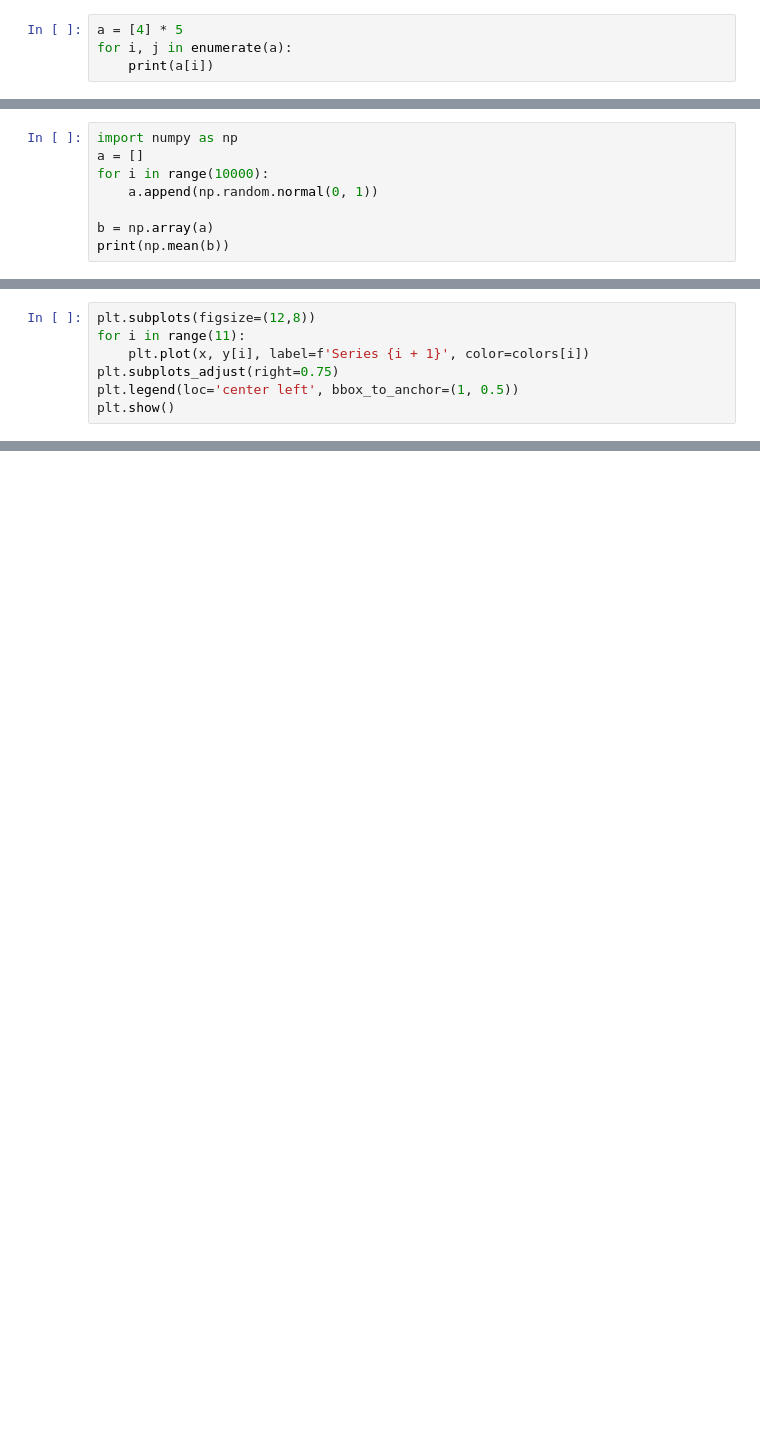
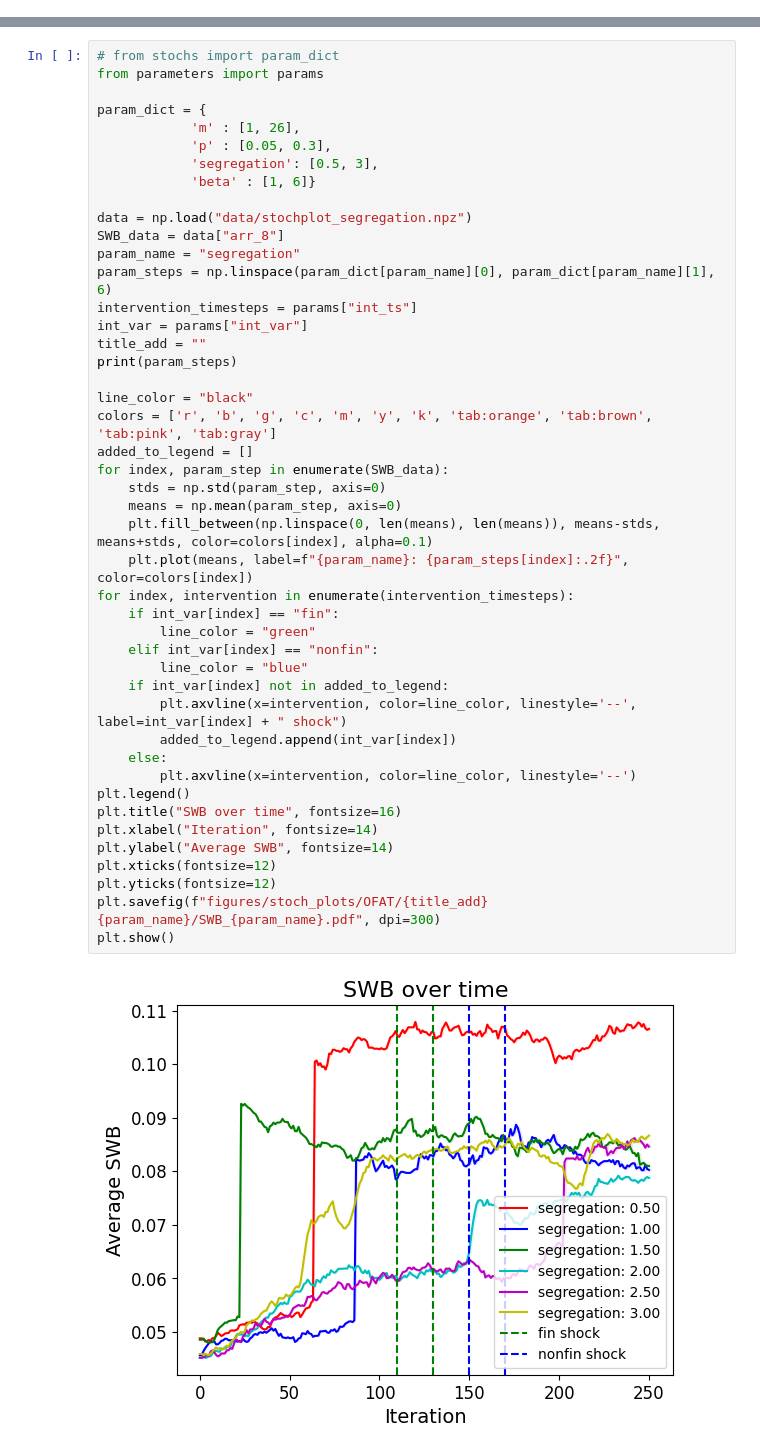
Before and after one commit to arendgeerlofs/SWB, a Jupyter notebook: timeit.ipynb, the cells around one changed output, grey strips where cells are left out. Cells and saved outputs as stored; diff of their text form; blank space fills up the shorter version.

```diff
--- a/timeit.ipynb
+++ b/timeit.ipynb
@@ -149,4 +0,0 @@ print(np.random.normal(0, 5, 100))
-# %%
-a = [4] * 5
-for i, j in enumerate(a):
-    print(a[i])
@@ -431,8 +0,0 @@ b = np.copy(a)
-# %%
-import numpy as np
-a = []
-for i in range(10000):
-    a.append(np.random.normal(0, 1))
-
-b = np.array(a)
-print(np.mean(b))
@@ -495,7 +0,0 @@ plt.show()
-# %%
-plt.subplots(figsize=(12,8))
-for i in range(11):
-    plt.plot(x, y[i], label=f'Series {i + 1}', color=colors[i])
-plt.subplots_adjust(right=0.75)
-plt.legend(loc='center left', bbox_to_anchor=(1, 0.5))
-plt.show()
@@ -570,0 +43,47 @@ NameError: name 'size' is not defined
+# %%
+# from stochs import param_dict
+from parameters import params
+
+param_dict = {
+            'm' : [1, 26],
+            'p' : [0.05, 0.3],
+            'segregation': [0.5, 3],
+            'beta' : [1, 6]}
+
+data = np.load("data/stochplot_segregation.npz")
+SWB_data = data["arr_8"]
+param_name = "segregation"
+param_steps = np.linspace(param_dict[param_name][0], param_dict[param_name][1], 6)
+intervention_timesteps = params["int_ts"]
+int_var = params["int_var"]
+title_add = ""
+print(param_steps)
+
+line_color = "black"
+colors = ['r', 'b', 'g', 'c', 'm', 'y', 'k', 'tab:orange', 'tab:brown', 'tab:pink', 'tab:gray']
+added_to_legend = []
+for index, param_step in enumerate(SWB_data):
+    stds = np.std(param_step, axis=0)
+    means = np.mean(param_step, axis=0)
+    plt.fill_between(np.linspace(0, len(means), len(means)), means-stds, means+stds, color=colors[index], alpha=0.1)
+    plt.plot(means, label=f"{param_name}: {param_steps[index]:.2f}", color=colors[index])
+for index, intervention in enumerate(intervention_timesteps):
+    if int_var[index] == "fin":
+        line_color = "green"
+    elif int_var[index] == "nonfin":
+        line_color = "blue"
+    if int_var[index] not in added_to_legend:
+        plt.axvline(x=intervention, color=line_color, linestyle='--', label=int_var[index] + " shock")
+        added_to_legend.append(int_var[index])
+    else:
+        plt.axvline(x=intervention, color=line_color, linestyle='--')
+plt.legend()
+plt.title("SWB over time", fontsize=16)
+plt.xlabel("Iteration", fontsize=14)
+plt.ylabel("Average SWB", fontsize=14)
+plt.xticks(fontsize=12)
+plt.yticks(fontsize=12)
+plt.savefig(f"figures/stoch_plots/OFAT/{title_add}{param_name}/SWB_{param_name}.pdf", dpi=300)
+plt.show()
+# %% [output]
+[figure, added]
```
Also changed, not shown: parts of 65 cells of this notebook, 10 other files.
